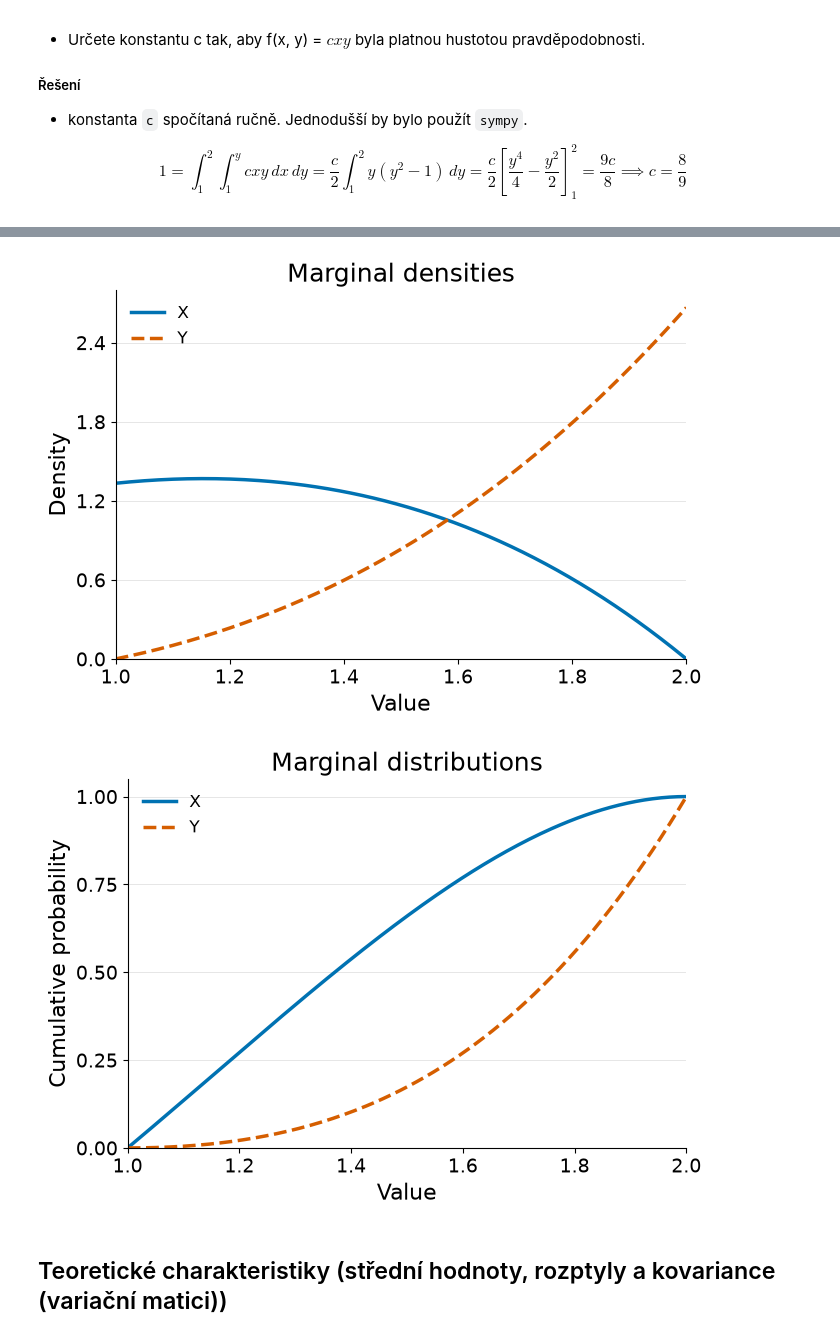
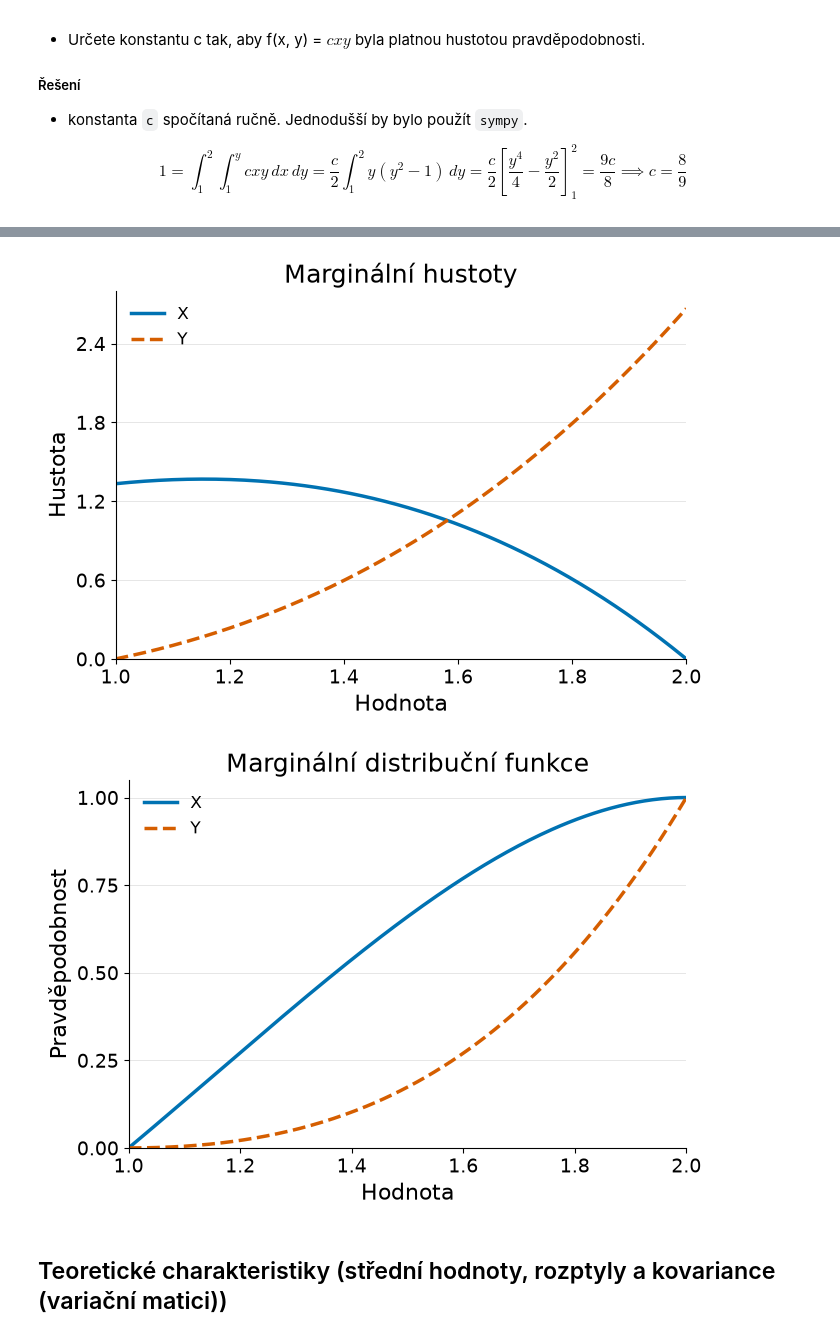
Before and after one commit to VitaliyAtmnk/uloha1, a Jupyter notebook: refactored.ipynb, the cells around one changed output, grey strips where cells are left out. Saved outputs shown, nothing was run; the diff lists cells and outputs as text; code cells hidden in the pictures.

```diff
--- a/refactored.ipynb
+++ b/refactored.ipynb
@@ -168,38 +168,38 @@ def compute_marginal_curves(x_density, y_density, x_cdf, y_cdf, grid_size=200):
     return {
         "grid": grid,
         "x_pdf": evaluate_symbolic(x_density, x_symbol, np.clip(grid, np.nextafter(1., 2.), np.nextafter(2., 1.))),
         "y_pdf": evaluate_symbolic(y_density, y_symbol, np.clip(grid, np.nextafter(1., 2.), np.nextafter(2., 1.))),
         "x_cdf": evaluate_symbolic(x_cdf, x_symbol, grid),
         "y_cdf": evaluate_symbolic(y_cdf, y_symbol, grid),
     }
 
 
 def plot_marginals(curves):
     """Plot the marginal PDFs and CDFs."""
     for kind, title, ylabel in (
-        ("pdf", "Marginal densities", "Density"),
-        ("cdf", "Marginal distributions", "Cumulative probability"),
+        ("pdf", "Marginální hustoty", "Hustota"),
+        ("cdf", "Marginální distribuční funkce", "Pravděpodobnost"),
     ):
         with plt.ioff():
             figure, axis = plt.subplots(figsize=(7, 5))
             for label, linestyle in (("x", "-"), ("y", "--")):
                 axis.plot(curves["grid"], curves[f"{label}_{kind}"],
                           linestyle=linestyle, label=label.upper())
-            style_axis(axis, title, "Value", ylabel)
+            style_axis(axis, title, "Hodnota", ylabel)
             axis.set(xlim=(1, 2), ylim=(0, None))
         display_figure(figure, f"marginal_{kind}")
 
 def task_2():
     x_density, y_density = calculate_marginal_densities(joint_density)
     x_cdf, y_cdf = calculate_marginal_distributions(x_density, y_density)
     marginal_curves = compute_marginal_curves(x_density, y_density, x_cdf, y_cdf)
 
     plot_marginals(marginal_curves)
 
 task_2()
 # %% [output]
-[figure, old version]
+[figure, new version]
-[figure, old version]
+[figure, new version]
 # %% [markdown]
 ## Teoretické charakteristiky (střední hodnoty, rozptyly a kovariance (variační matici))
 # %%
```
Also changed, not shown: parts of 6 cells of this notebook, 3 other files.
